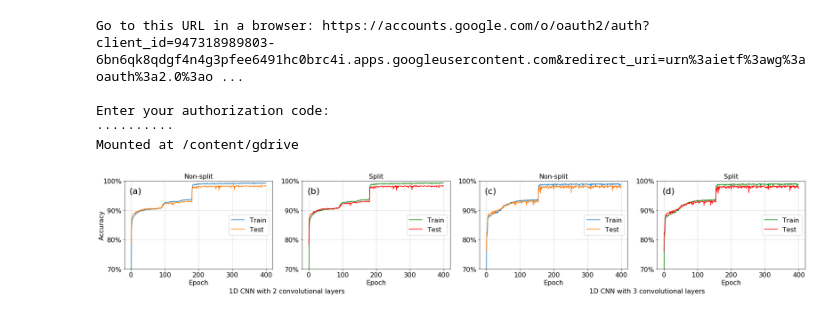
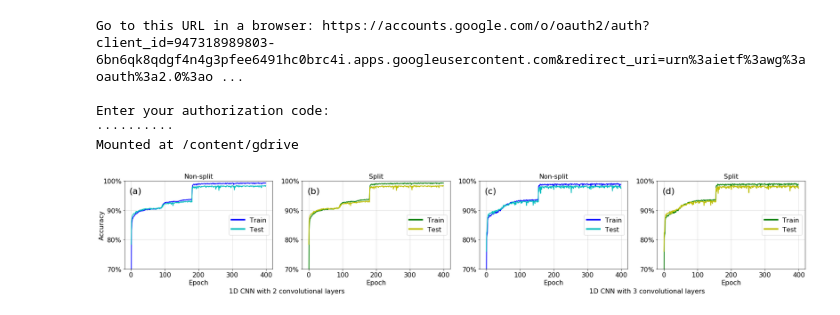
Before and after one commit to kyuyeonpooh/split-learning-1d-cnn, a Jupyter notebook: figure/split_vs_nonsplit.ipynb, the cells around one changed output. Saved outputs shown, nothing was run; the diff lists cells and outputs as text; code cells hidden in the pictures.

Commit message:
Change split vs non-split figure

```diff
--- a/figure/split_vs_nonsplit.ipynb
+++ b/figure/split_vs_nonsplit.ipynb
@@ -32,37 +32,39 @@ titles = ['Non-split', 'Split', 'Non-split', 'Split']
 
 for f in fname:
     df = pd.read_csv(os.path.join(root_path, 'csv', f))
     train_accs.append(df['acc'])
     test_accs.append(df['test_acc'])
 
 fig, ax = plt.subplots(1, 4, figsize=(30, 4))
 fig.text(0.13, 0.77, '(a)', size=22)
 fig.text(0.333, 0.77, '(b)', size=22)
 fig.text(0.535, 0.77, '(c)', size=22)
 fig.text(0.737, 0.77, '(d)', size=22)
 fig.text(0.31, -0.08, '1D CNN with 2 convolutional layers', ha='center', size=16)
 fig.text(0.72, -0.08, '1D CNN with 3 convolutional layers', ha='center', size=16)
 
 for i in range(4):
     ax[i].set_title(titles[i], size=16)
     ax[i].set_ylim(0.7, 1.0)
     ax[i].set_yticks([0.7, 0.8, 0.9, 1.0])
     if i % 2 != 0:
-        ax[i].plot(train_accs[i], color='green')
-        ax[i].plot(test_accs[i], color='red')
+        ax[i].plot(train_accs[i], color='g', lw=2)
+        ax[i].plot(test_accs[i], color='y', lw=2)
     else:
-        ax[i].plot(train_accs[i])
-        ax[i].plot(test_accs[i])
+        ax[i].plot(train_accs[i], color='b', lw=2)
+        ax[i].plot(test_accs[i], color='c', lw=2)
     yt = ax[i].get_yticks()
     ax[i].set_yticklabels(['{:,.0%}'.format(x) for x in yt])
     ax[i].set_xticks([0, 100, 200, 300, 400])
     ax[i].set_xlabel('Epoch', size=16)
     if i == 0:
         ax[i].set_ylabel('Accuracy', size=16, labelpad=-5)
     ax[i].grid(alpha=0.5)
     ax[i].tick_params(labelsize=16)
-    ax[i].legend(['Train', 'Test'], loc='right', fontsize=16)
+    leg = ax[i].legend(['Train', 'Test'], loc='right', fontsize=16)
+    for line in leg.legendHandles:
+        line.set_linewidth(4.0)
 
-fig.savefig(os.path.join(root_path, 'img', 'loss_acc_split_vs_nonsplit.pdf'), bbox_inches='tight')
+fig.savefig(os.path.join(root_path, 'img', 'split_vs_nonsplit.pdf'), bbox_inches='tight')
 # %% [output]
-[figure, old version]
+[figure, new version]
```
Also changed, not shown: 2 other files.
